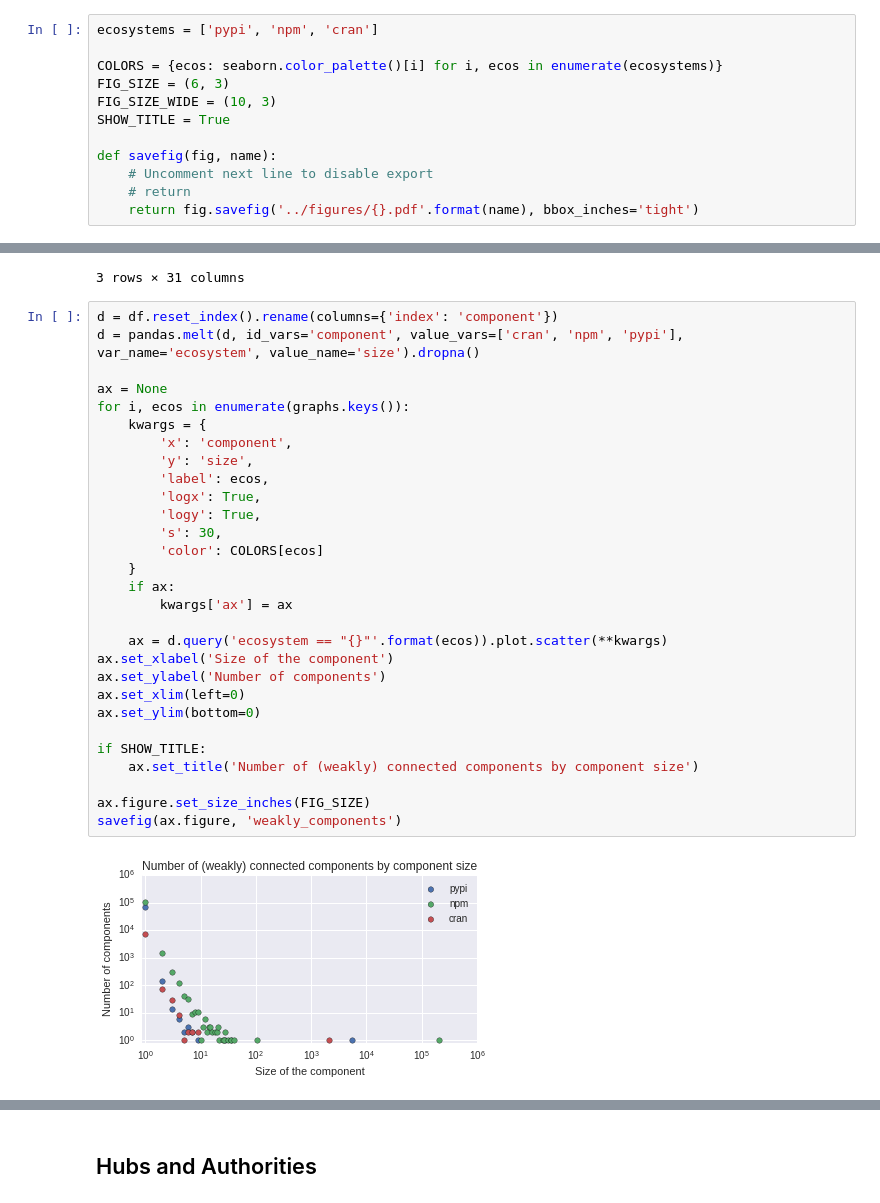
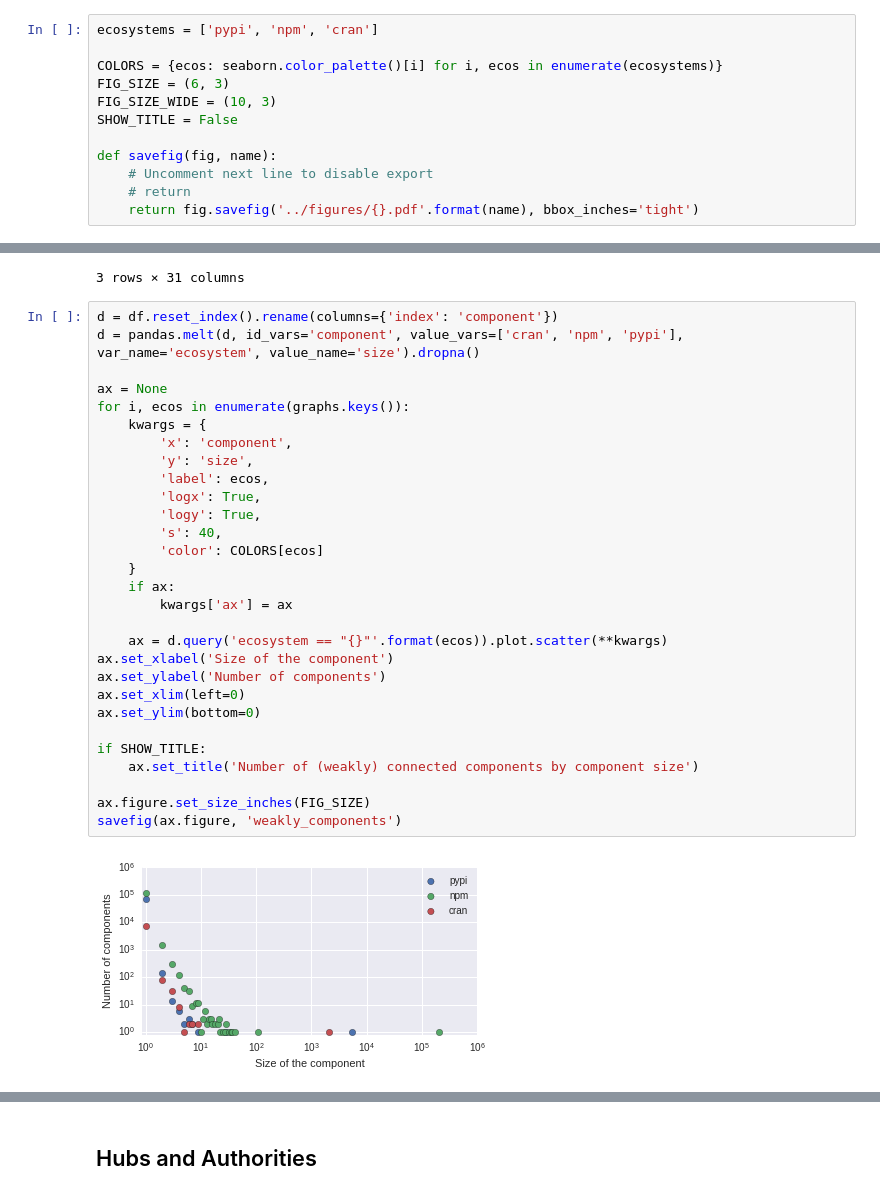
Before and after one commit to maelick/ecos-analysis, a Jupyter notebook: WEA2016-ecos/notebook/Ecosystem graphs.ipynb, the cells around one changed output, grey strips where cells are left out. Cells and saved outputs as stored; diff of their text form.

```diff
--- a/WEA2016-ecos/notebook/Ecosystem graphs.ipynb
+++ b/WEA2016-ecos/notebook/Ecosystem graphs.ipynb
@@ -16,7 +16,7 @@ ecosystems = ['pypi', 'npm', 'cran']
 COLORS = {ecos: seaborn.color_palette()[i] for i, ecos in enumerate(ecosystems)}
 FIG_SIZE = (6, 3)
 FIG_SIZE_WIDE = (10, 3)
-SHOW_TITLE = True
+SHOW_TITLE = False
 
 def savefig(fig, name):
     # Uncomment next line to disable export
@@ -296,32 +311,32 @@ Number of (weakly) connected components by component size
 # %%
 d = df.reset_index().rename(columns={'index': 'component'})
 d = pandas.melt(d, id_vars='component', value_vars=['cran', 'npm', 'pypi'], var_name='ecosystem', value_name='size').dropna()
 
 ax = None
 for i, ecos in enumerate(graphs.keys()):
     kwargs = {
         'x': 'component',
         'y': 'size',
         'label': ecos,
         'logx': True,
         'logy': True,
-        's': 30,
+        's': 40,
         'color': COLORS[ecos]
     }
     if ax:
         kwargs['ax'] = ax
 
     ax = d.query('ecosystem == "{}"'.format(ecos)).plot.scatter(**kwargs)
 ax.set_xlabel('Size of the component')
 ax.set_ylabel('Number of components')
 ax.set_xlim(left=0)
 ax.set_ylim(bottom=0)
 
 if SHOW_TITLE:
     ax.set_title('Number of (weakly) connected components by component size')
 
 ax.figure.set_size_inches(FIG_SIZE)
 savefig(ax.figure, 'weakly_components')
 # %% [output]
-[figure, old version]
+[figure, new version]
 # %%
```
Also changed, not shown: parts of 10 cells of this notebook, 13 other files.
